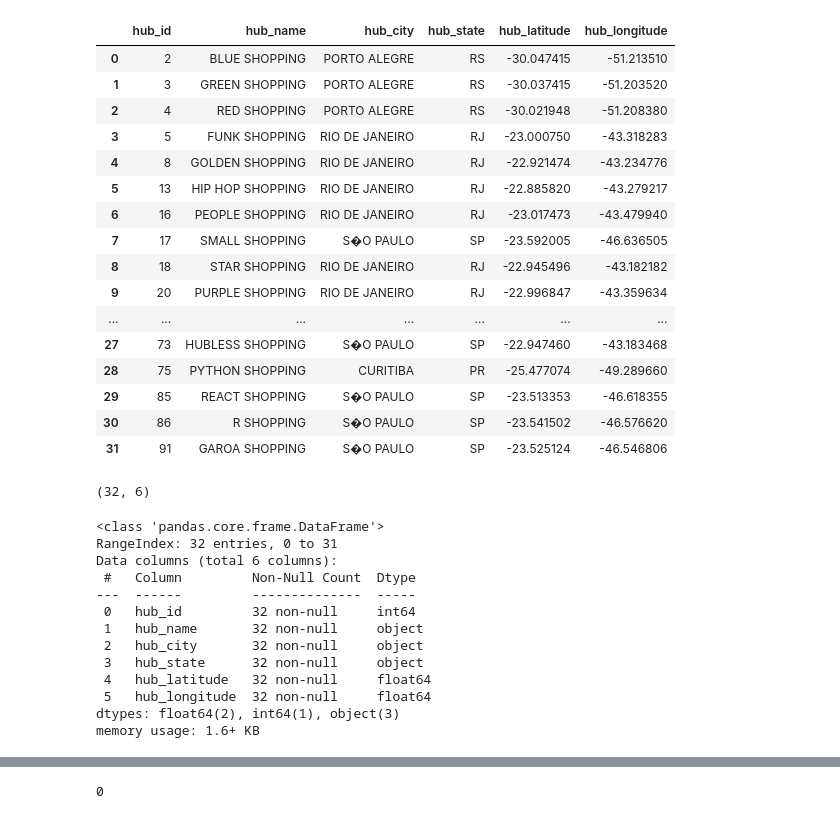
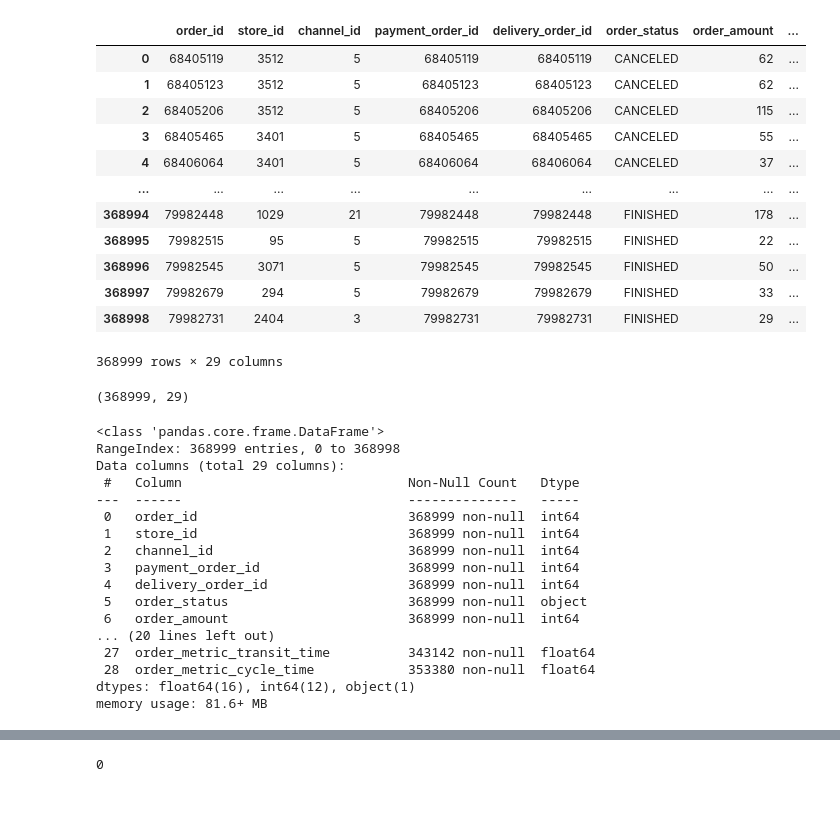
Before and after one commit to gustavoloioladossantos/PJ_TREINAMENTO_3, a Jupyter notebook: Loiola/teste.ipynb, the cells around one changed output, grey strips where cells are left out. Saved outputs shown, nothing was run; the diff lists cells and outputs as text; code cells hidden in the pictures.

```diff
--- a/Loiola/teste.ipynb
+++ b/Loiola/teste.ipynb
@@ -115,28 +115,24 @@ def correlacao_com_variavel_alvo(df, target_variable, nivel="forte", top_n=5):
     for feature, correlation in top_n_correlations.items():
         print(f"{feature}: {correlation}")
 # %%
-df = pd.read_csv('hubs.csv')
+df = pd.read_csv('orders.csv')
 df
 # %% [output]
-|  | hub_id | hub_name | hub_city | hub_state | hub_latitude | hub_longitude |
-| 0 | 2 | BLUE SHOPPING | PORTO ALEGRE | RS | -30.047415 | -51.213510 |
-| 1 | 3 | GREEN SHOPPING | PORTO ALEGRE | RS | -30.037415 | -51.203520 |
-| 2 | 4 | RED SHOPPING | PORTO ALEGRE | RS | -30.021948 | -51.208380 |
-| 3 | 5 | FUNK SHOPPING | RIO DE JANEIRO | RJ | -23.000750 | -43.318283 |
-| 4 | 8 | GOLDEN SHOPPING | RIO DE JANEIRO | RJ | -22.921474 | -43.234776 |
-| 5 | 13 | HIP HOP SHOPPING | RIO DE JANEIRO | RJ | -22.885820 | -43.279217 |
-| 6 | 16 | PEOPLE SHOPPING | RIO DE JANEIRO | RJ | -23.017473 | -43.479940 |
-| 7 | 17 | SMALL SHOPPING | S�O PAULO | SP | -23.592005 | -46.636505 |
-| 8 | 18 | STAR SHOPPING | RIO DE JANEIRO | RJ | -22.945496 | -43.182182 |
-| 9 | 20 | PURPLE SHOPPING | RIO DE JANEIRO | RJ | -22.996847 | -43.359634 |
-| ... | ... | ... | ... | ... | ... | ... |
-| 27 | 73 | HUBLESS SHOPPING | S�O PAULO | SP | -22.947460 | -43.183468 |
-| 28 | 75 | PYTHON SHOPPING | CURITIBA | PR | -25.477074 | -49.289660 |
-| 29 | 85 | REACT SHOPPING | S�O PAULO | SP | -23.513353 | -46.618355 |
-| 30 | 86 | R SHOPPING | S�O PAULO | SP | -23.541502 | -46.576620 |
-| 31 | 91 | GAROA SHOPPING | S�O PAULO | SP | -23.525124 | -46.546806 |
+|  | order_id | store_id | channel_id | payment_order_id | delivery_order_id | order_status | order_amount | ... |
+| 0 | 68405119 | 3512 | 5 | 68405119 | 68405119 | CANCELED | 62 | ... |
+| 1 | 68405123 | 3512 | 5 | 68405123 | 68405123 | CANCELED | 62 | ... |
+| 2 | 68405206 | 3512 | 5 | 68405206 | 68405206 | CANCELED | 115 | ... |
+| 3 | 68405465 | 3401 | 5 | 68405465 | 68405465 | CANCELED | 55 | ... |
+| 4 | 68406064 | 3401 | 5 | 68406064 | 68406064 | CANCELED | 37 | ... |
+| ... | ... | ... | ... | ... | ... | ... | ... | ... |
+| 368994 | 79982448 | 1029 | 21 | 79982448 | 79982448 | FINISHED | 178 | ... |
+| 368995 | 79982515 | 95 | 5 | 79982515 | 79982515 | FINISHED | 22 | ... |
+| 368996 | 79982545 | 3071 | 5 | 79982545 | 79982545 | FINISHED | 50 | ... |
+| 368997 | 79982679 | 294 | 5 | 79982679 | 79982679 | FINISHED | 33 | ... |
+| 368998 | 79982731 | 2404 | 3 | 79982731 | 79982731 | FINISHED | 29 | ... |
+368999 rows × 29 columns
 # %%
 df.shape
 # %% [output]
-(32, 6)
+(368999, 29)
 # %%
@@ -145,18 +141,22 @@ df.shape
 df.info()
 # %% [output]
 <class 'pandas.core.frame.DataFrame'>
-RangeIndex: 32 entries, 0 to 31
-Data columns (total 6 columns):
- #   Column         Non-Null Count  Dtype
----  ------         --------------  -----
- 0   hub_id         32 non-null     int64
- 1   hub_name       32 non-null     object
- 2   hub_city       32 non-null     object
- 3   hub_state      32 non-null     object
- 4   hub_latitude   32 non-null     float64
- 5   hub_longitude  32 non-null     float64
-dtypes: float64(2), int64(1), object(3)
-memory usage: 1.6+ KB
+RangeIndex: 368999 entries, 0 to 368998
+Data columns (total 29 columns):
+ #   Column                             Non-Null Count   Dtype
+---  ------                             --------------   -----
+ 0   order_id                           368999 non-null  int64
+ 1   store_id                           368999 non-null  int64
+ 2   channel_id                         368999 non-null  int64
+ 3   payment_order_id                   368999 non-null  int64
+ 4   delivery_order_id                  368999 non-null  int64
+ 5   order_status                       368999 non-null  object
+ 6   order_amount                       368999 non-null  int64
+... (20 lines left out)
+ 27  order_metric_transit_time          343142 non-null  float64
+ 28  order_metric_cycle_time            353380 non-null  float64
+dtypes: float64(16), int64(12), object(1)
+memory usage: 81.6+ MB
 # %%
 df.describe()
 # %% [output]
```
Also changed, not shown: parts of 5 cells of this notebook, 1 other file.
